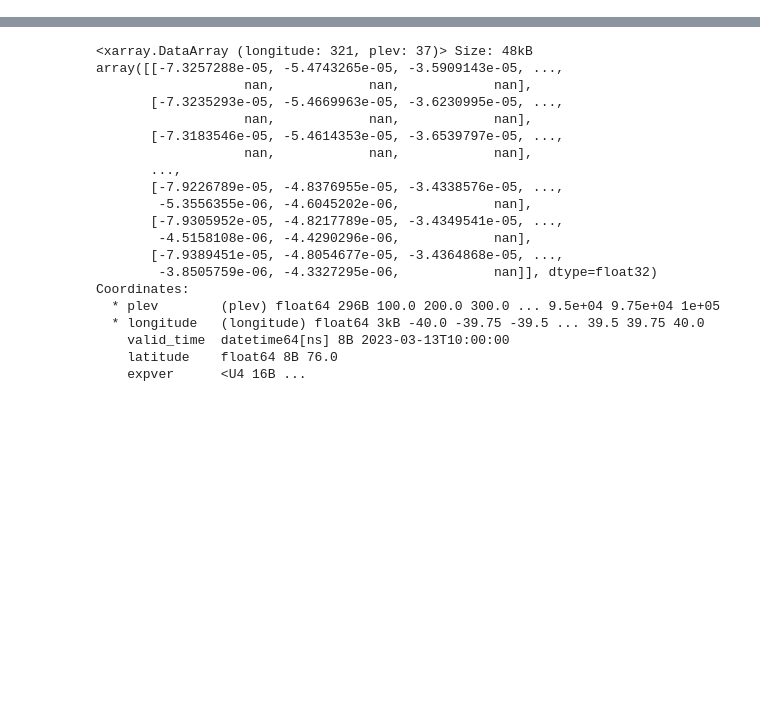
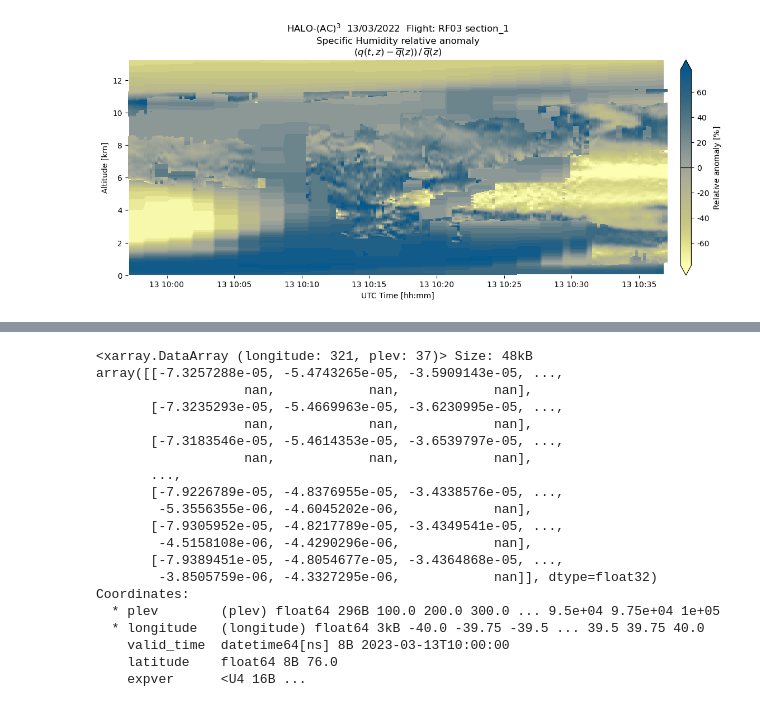
Before and after one commit to fepit/haloac3_moistintrusion, a Jupyter notebook: hac3_paper.ipynb, the cells around one changed output, grey strips where cells are left out. Saved outputs shown, nothing was run; the diff lists cells and outputs as text; code cells hidden in the pictures; blank space fills up the shorter version.

```diff
--- a/hac3_paper.ipynb
+++ b/hac3_paper.ipynb
@@ -554,2 +556,49 @@ plot = pltfnc.plot_q_relanom_sec(w_lon, w_alt, q_anom_rel, sec1, w_time_s, w_lat
 # %%
 fz=xr.open_dataset(datdir+'/ERA5_20220313_129.nc')
+# %%
+selsec='section_1'
+
+for sec_name, sec_info in sec1.items():
+    fig, ax = plt.subplots(figsize=(15, 5))
+    secs = mdates.date2num(np.array(w_time_s, dtype='datetime64[s]'))
+    start_idx = sec_info['start_idx']
+    end_idx = sec_info['end_idx']
+
+    v = np.nanpercentile(np.abs(q_anom_rel), 95)
+    #norm = SymLogNorm(linthresh=0.1, linscale=1.0, vmin=-v, vmax=v, base=10)
+    norm=matplotlib.colors.Normalize(vmin=-v, vmax=v)
+
+        # Slice the sections
+    secs_section = secs[start_idx:end_idx+1]
+    lat_section = w_lat[start_idx:end_idx+1]
+    lon_section = w_lon[start_idx:end_idx+1]
+    data_section = q_anom_rel[start_idx:end_idx+1, :]
+
+
+    sectime=xr.DataArray(data=np.array(w_time_s, dtype='datetime64[s]')[sections[selsec]['start_idx']:sections[selsec]['end_idx']],coords={'time':np.array(w_time_s, dtype='datetime64[s]')[sections[selsec]['start_idx']:sections[selsec]['end_idx']]})
+    seclon=xr.DataArray(data=w_lon[sections[selsec]['start_idx']:sections[selsec]['end_idx']],coords={'time':sectime})
+    seclat=xr.DataArray(data=w_lat[sections[selsec]['start_idx']:sections[selsec]['end_idx']],coords={'time':sectime})
+
+#plot relative humidity w.r.t water computed from T and q
+
+    t2d = np.broadcast_to(sectime.values[:,None],fz.Z.sel(lon=seclon,lat=seclat,time=sectime,method='nearest').shape).transpose()
+    cm=ax.contourf(t2d,fz.Z.sel(lon=seclon,lat=seclat,time=sectime,method='nearest').transpose()/9.81/1000,compute_rh(f_t.var130.sel(lon=seclon,lat=seclat,time=sectime,method='nearest'),f_q.var133.sel(lon=seclon,lat=seclat,time=sectime,method='nearest'),f_t.plev).transpose(),levels=np.linspace(0.00,1.00,21),cmap=cmcr.nuuk_r,extend='both')
+
+    plt.pcolormesh(secs_section, w_alt/1000, np.flipud(np.rot90(data_section,1)), shading = 'auto', cmap = cmcr.nuuk_r, norm = norm) #vmin=-v, vmax=v)
+
+
+    plt.ylabel("Altitude [km]")
+    plt.xlabel("UTC Time [hh:mm]")
+    plt.ylim((0,max(w_alt/1000)))
+    cbar = plt.colorbar(extend = 'both', pad = 0.02)#, , format = mpl.ticker.LogFormatter(), ticks = mpl.ticker.LogLocator())
+    cbar.set_label(r"Relative anomaly $[\%]$")
+    cbar.ax.axhline(0, color='k', linewidth=0.8)
+    cbar.ax.tick_params(which='minor', width=0, length=0, labelsize=0)
+    cbar.ax.yaxis.set_major_formatter(matplotlib.ticker.FuncFormatter(lambda x, pos: f"{100*x:.0f}"))
+    plt.title("HALO-(AC)$^3$  " + time.strftime("%d/%m/%Y", full_date) +
+    "  Flight: " + file_name[-9:-5]+ f" {sec_name}"+
+    "\nSpecific Humidity relative anomaly\n"
+    r"$(q(t,z)-\overline{q}(z))\,/\,\overline{q}(z)$",
+    fontsize=12)
+# %% [output]
+[figure, added]
```
Also changed, not shown: parts of 15 cells of this notebook.
